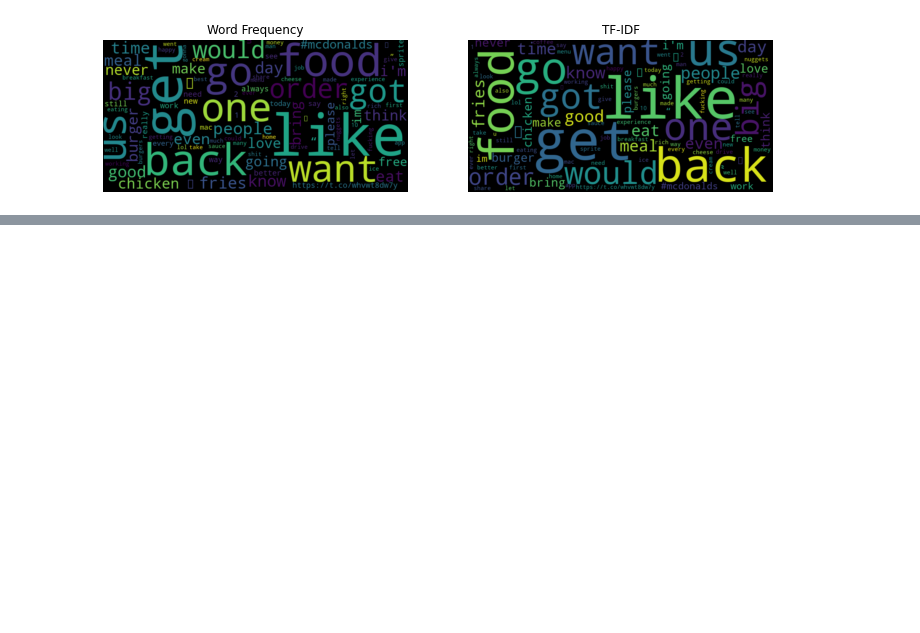
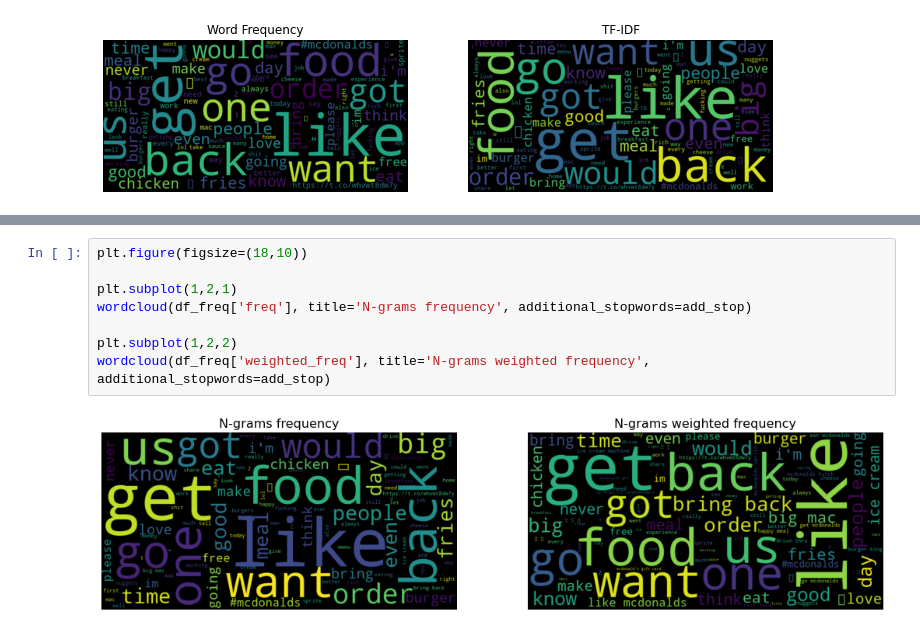
Before and after one commit to polltter/share, a Jupyter notebook: notebooks/kw_extraction.ipynb, the cells around one changed output, grey strips where cells are left out. Drawn from its saved outputs; the diff is of its cells as text; blank space fills up the shorter version.

```diff
--- a/notebooks/kw_extraction.ipynb
+++ b/notebooks/kw_extraction.ipynb
@@ -569,0 +576,10 @@ wordcloud(df_freq['tfidf'], title='TF-IDF', additional_stopwords=add_stop)
+# %%
+plt.figure(figsize=(18,10))
+
+plt.subplot(1,2,1)
+wordcloud(df_freq['freq'], title='N-grams frequency', additional_stopwords=add_stop)
+
+plt.subplot(1,2,2)
+wordcloud(df_freq['weighted_freq'], title='N-grams weighted frequency', additional_stopwords=add_stop)
+# %% [output]
+[figure, added]
```
Also changed, not shown: parts of 3 cells of this notebook.
